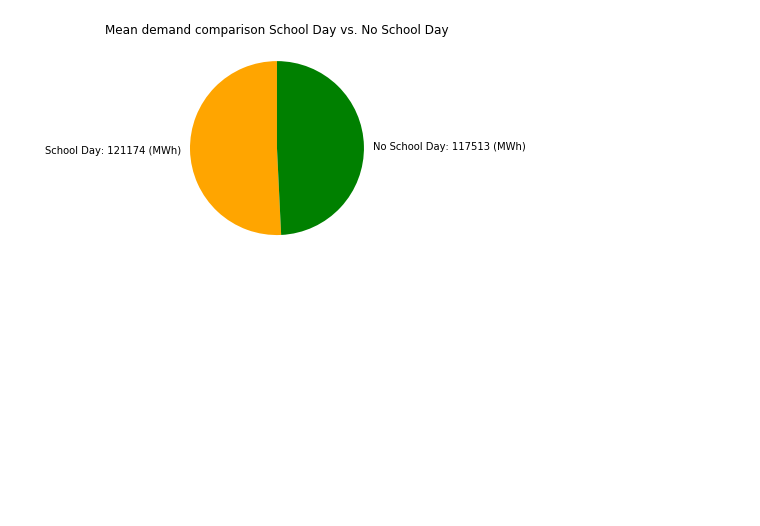
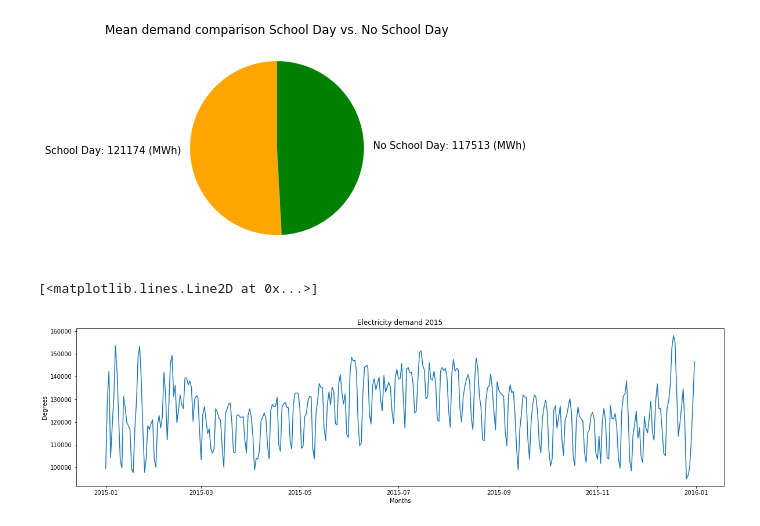
Before and after one commit to AThompson7/Project-1, a Jupyter notebook: electricity.ipynb, the cells around one changed output. Drawn from its saved outputs; the diff is of its cells as text; code cells hidden in the pictures; blank space fills up the shorter version.

Commit message:
Line charts per year added.

```diff
--- a/electricity.ipynb
+++ b/electricity.ipynb
@@ -236,3 +224,34 @@ plt.title(title)
 # %% [output]
 Text(0.5, 1.0, 'Mean demand comparison School Day vs. No School Day')
 [figure]
+# %%
+electricity_data_clean["Date"] = pd.to_datetime(electricity_data_clean['Date'])
+fifteen = electricity_data_clean[electricity_data_clean['Date'].dt.year == 2015]
+sixteen = electricity_data_clean[electricity_data_clean['Date'].dt.year == 2016]
+seventeen = electricity_data_clean[electricity_data_clean['Date'].dt.year == 2017]
+eighteen = electricity_data_clean[electricity_data_clean['Date'].dt.year == 2018]
+nineteen = electricity_data_clean[electricity_data_clean['Date'].dt.year == 2019]
+twenty = electricity_data_clean[electricity_data_clean['Date'].dt.year == 2020]
+# %%
+x15 = fifteen ["Date"]
+y15 = fifteen ["Demand (MWh)"]
+x16 = sixteen ["Date"]
+y16 = sixteen ["Demand (MWh)"]
+x17 = seventeen ["Date"]
+y17 = seventeen ["Demand (MWh)"]
+x18 = eighteen ["Date"]
+y18 = eighteen ["Demand (MWh)"]
+x19 = nineteen ["Date"]
+y19 = nineteen ["Demand (MWh)"]
+x20 = twenty ["Date"]
+y20 = twenty ["Demand (MWh)"]
+# %%
+fig = plt.figure(figsize=(20, 5))
+ax = fig.add_subplot(111)
+plt.title("Electricity demand 2015")
+plt.xlabel("Months")
+plt.ylabel("Degrees")
+ax.plot(x15, y15)
+# %% [output]
+[<matplotlib.lines.Line2D at 0x...>]
+[figure, added]
```
Also changed, not shown: parts of 18 cells of this notebook.
